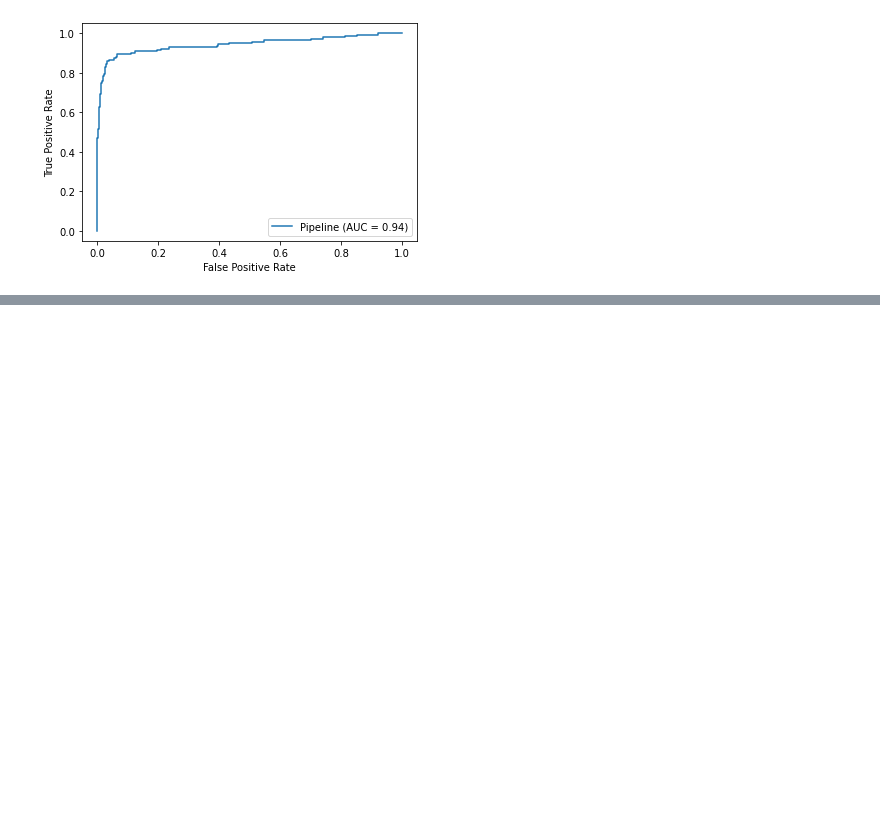
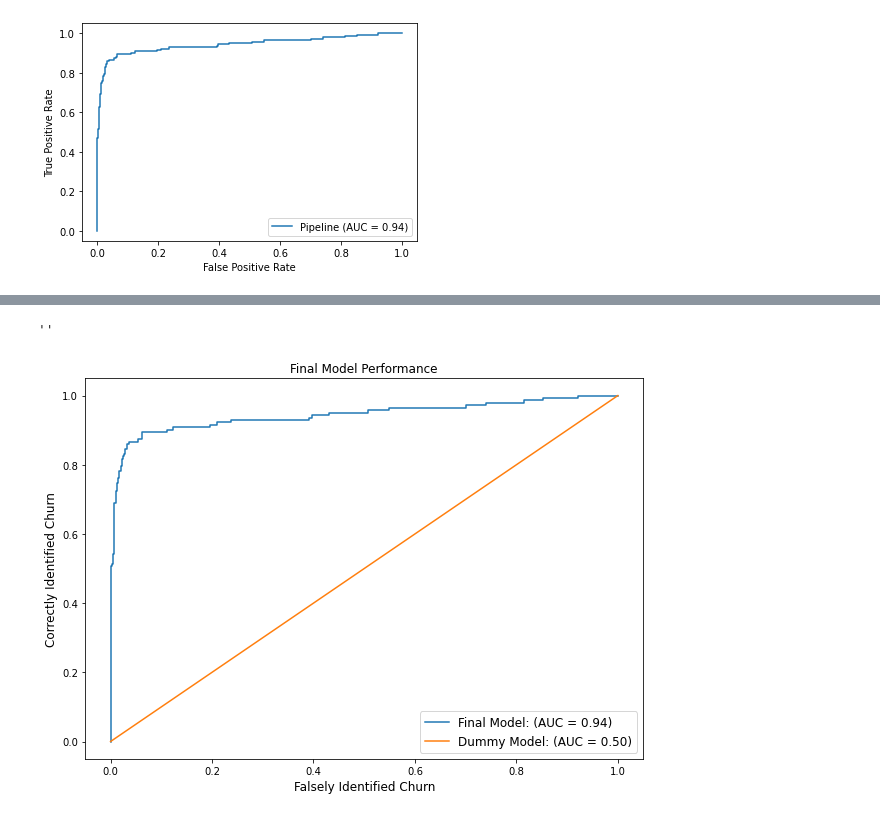
Before and after one commit to zander1268/churn-buster, a Jupyter notebook: modeling.ipynb, the cells around one changed output, grey strips where cells are left out. Cells and saved outputs as stored; diff of their text form; code cells hidden in the pictures; blank space fills up the shorter version.

```diff
--- a/modeling.ipynb
+++ b/modeling.ipynb
@@ -524,0 +509,19 @@ plt.savefig('Visuals/rf_confusion_matrix');
+# %%
+#Plot ROC with baseline model
+fig, ax = plt.subplots(figsize=(10,7))
+plot_roc_curve(estimator=rf_pipeline,X=X_test,y=y_test,ax=ax)
+plot_roc_curve(estimator=Dummy_model,X=X_test,y=y_test,ax=ax)
+#Set titles, labels and fonts
+ax.set_title("Final Model Performance")
+#Add legend and change text values
+L = plt.legend(fontsize=12)
+L.get_texts()[0].set_text('Final Model: (AUC = 0.94)')
+L.get_texts()[1].set_text('Dummy Model: (AUC = 0.50)')
+plt.xlabel("Falsely Identified Churn",fontsize=12)
+plt.ylabel("Correctly Identified Churn",fontsize=12)
+#Save fig
+plt.savefig('Visuals/Final_Model_ROC_Curve')
+;
+# %% [output]
+''
+[figure, added]
```
Also changed, not shown: parts of 34 cells of this notebook, 6 other files.
